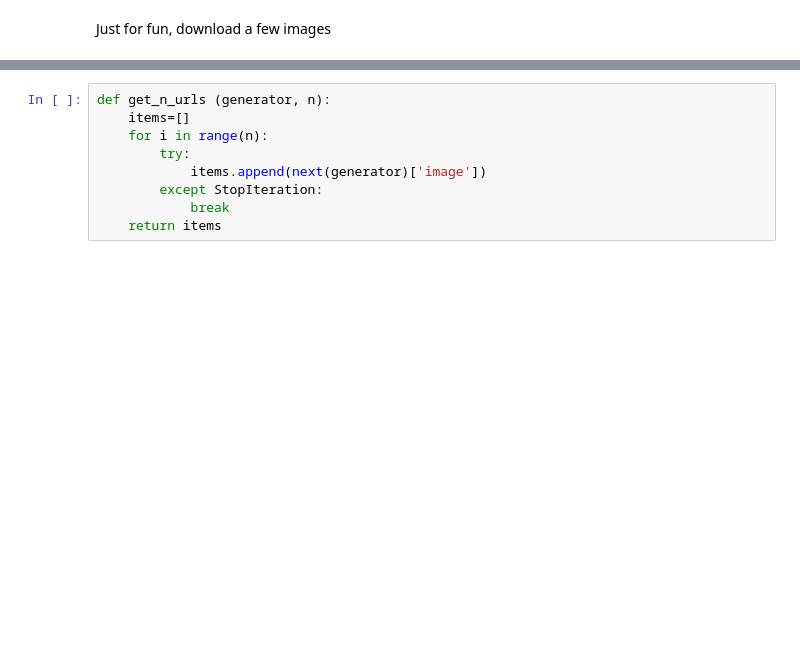
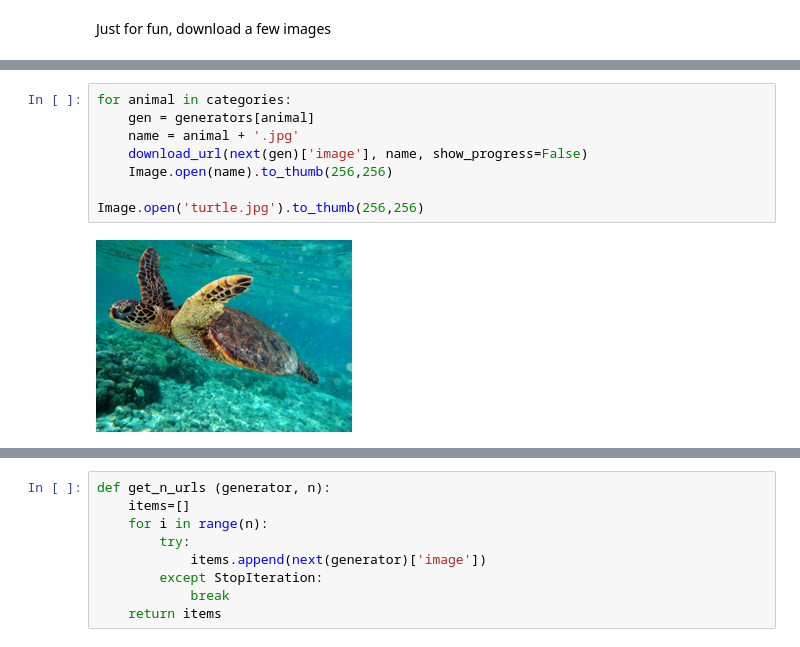
Before and after one commit to jlangson/fastai, a Jupyter notebook: lesson1-hw-dolphin-whale-shark.ipynb, the cells around one changed output, grey strips where cells are left out. Saved outputs shown, nothing was run; the diff lists cells and outputs as text; blank space fills up the shorter version.

Commit message:
Download 4 pics of animals using a loop

```diff
--- a/lesson1-hw-dolphin-whale-shark.ipynb
+++ b/lesson1-hw-dolphin-whale-shark.ipynb
@@ -49,0 +41,10 @@ img.to_thumb(256,256)
+# %%
+for animal in categories:
+    gen = generators[animal]
+    name = animal + '.jpg'
+    download_url(next(gen)['image'], name, show_progress=False)
+    Image.open(name).to_thumb(256,256)
+
+Image.open('turtle.jpg').to_thumb(256,256)
+# %% [output]
+[figure, added]
```
Also changed, not shown: parts of 5 cells of this notebook.
